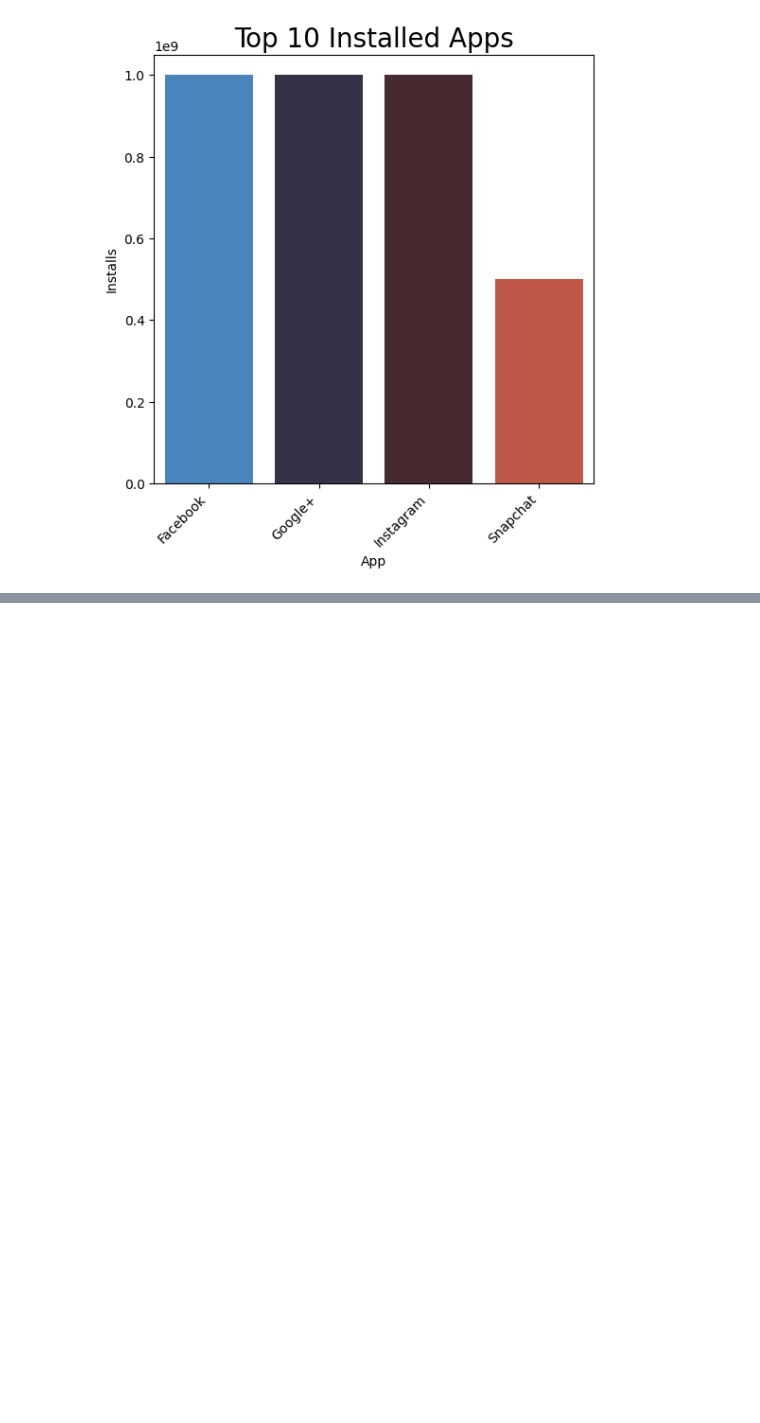
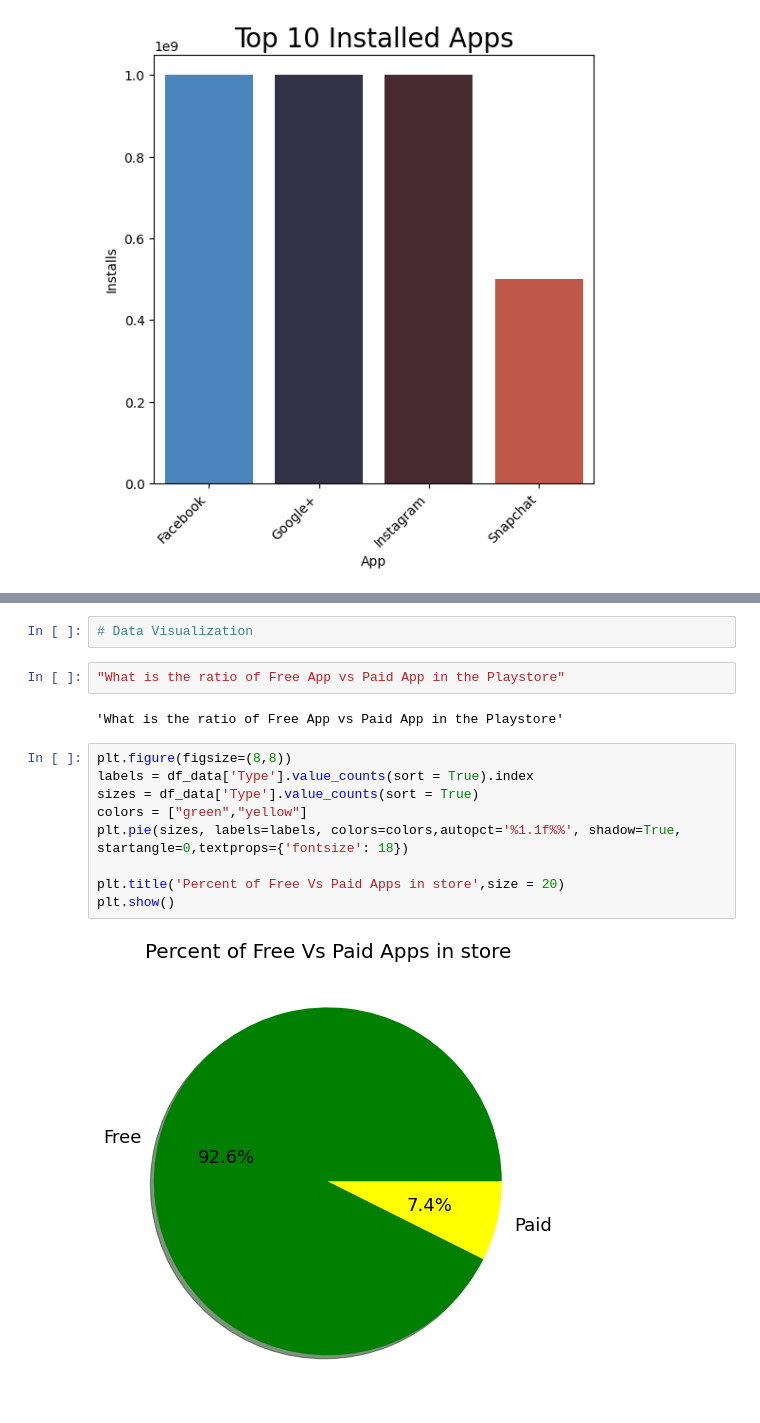
Before and after one commit to madhulika-1990/CAPSTONE-PROJECT-1, a Jupyter notebook: Play_Store_App_Review_Analysis_Capstone_Project.ipynb, the cells around one changed output, grey strips where cells are left out. Saved outputs shown, nothing was run; the diff lists cells and outputs as text; blank space fills up the shorter version.

```diff
--- a/Play_Store_App_Review_Analysis_Capstone_Project.ipynb
+++ b/Play_Store_App_Review_Analysis_Capstone_Project.ipynb
@@ -405,0 +493,17 @@ The default value of regex will change from True to False in a future version.
+# %%
+# Data Visualization
+# %%
+"What is the ratio of Free App vs Paid App in the Playstore"
+# %% [output]
+'What is the ratio of Free App vs Paid App in the Playstore'
+# %%
+plt.figure(figsize=(8,8))
+labels = df_data['Type'].value_counts(sort = True).index
+sizes = df_data['Type'].value_counts(sort = True)
+colors = ["green","yellow"]
+plt.pie(sizes, labels=labels, colors=colors,autopct='%1.1f%%', shadow=True, startangle=0,textprops={'fontsize': 18})
+
+plt.title('Percent of Free Vs Paid Apps in store',size = 20)
+plt.show()
+# %% [output]
+[figure, added]
```
Also changed, not shown: parts of 14 cells of this notebook.
